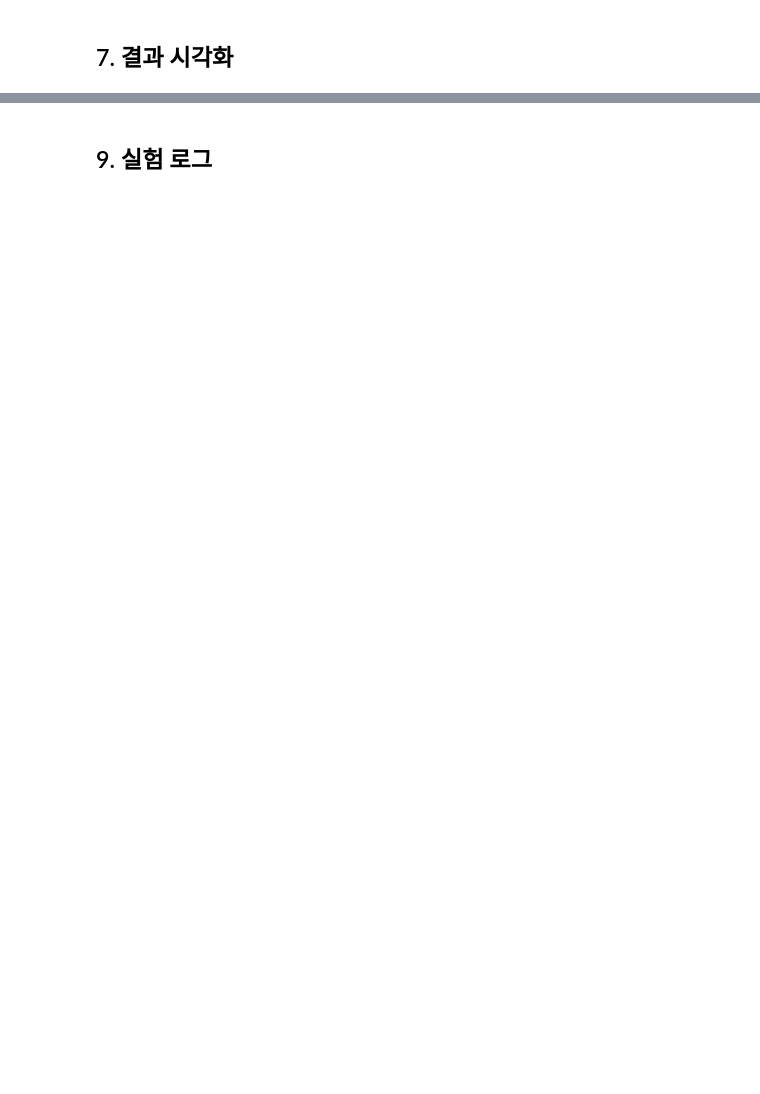
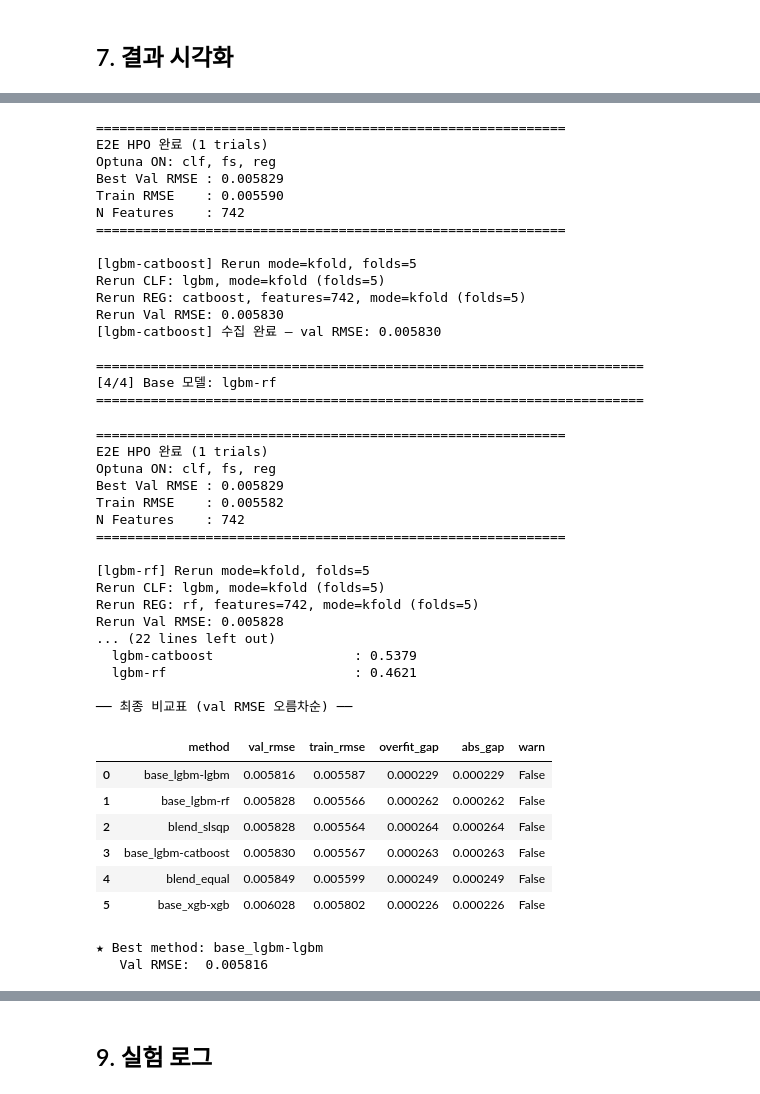
Before and after one commit to younjunseon/ASAC_SKhynix, a Jupyter notebook: 3_modeling/e2e_pipeline/e2e_twostage.ipynb, the cells around one changed output, grey strips where cells are left out. Cells and saved outputs as stored; diff of their text form; code cells hidden in the pictures; blank space fills up the shorter version.

```diff
--- a/3_modeling/e2e_pipeline/e2e_twostage.ipynb
+++ b/3_modeling/e2e_pipeline/e2e_twostage.ipynb
@@ -340,0 +479,32 @@ print(f'\nVal RMSE: {final["val_rmse"]:.6f}')
+# %%
+from modules.ensemble import run_ensemble, DEFAULT_ENSEMBLE_CONFIG
+
+# candidates / ensemble_config 는 셀 4(실험 설정)에서 정의됨
+# 여기서는 실행만 담당 → 모든 설정이 로그에 자동 반영됨
+
+if ensemble_config['enabled']:
+    ens_result = run_ensemble(
+        candidates=ensemble_candidates,
+        pos_data=pos_data,
+        feat_cols=feat_cols_clean,
+        ensemble_config=ensemble_config,
+        pipeline_config=pipeline_config,
+        n_trials=e2e_params['n_trials'],
+        n_folds=e2e_params['n_folds'],
+        clf_early_stop=e2e_params['clf_early_stop'],
+        reg_early_stop=e2e_params['reg_early_stop'],
+        label_col=LABEL_COL,
+        imbalance_method=e2e_params['imbalance_method'],
+        agg_funcs=e2e_params['agg_funcs'],
+        top_k_range=e2e_params['top_k_range'],
+        top_k_fixed=e2e_params['top_k_fixed'],
+    )
+
+    print('\n── 최종 비교표 (val RMSE 오름차순) ──')
+    display(ens_result['comparison'])
+    print(f"\n★ Best method: {ens_result['best_method']}")
+    print(f"   Val RMSE:  {ens_result['best_val_rmse']:.6f}")
+else:
+    ens_result = None
+    print('[앙상블] enabled=False → 스킵')
+# %% [output]
@@ -340,0 +555,43 @@ print(f'\nVal RMSE: {final["val_rmse"]:.6f}')
+============================================================
+E2E HPO 완료 (1 trials)
+Optuna ON: clf, fs, reg
+Best Val RMSE : 0.005829
+Train RMSE    : 0.005590
+N Features    : 742
+============================================================
+
+[lgbm-catboost] Rerun mode=kfold, folds=5
+Rerun CLF: lgbm, mode=kfold (folds=5)
+Rerun REG: catboost, features=742, mode=kfold (folds=5)
+Rerun Val RMSE: 0.005830
+[lgbm-catboost] 수집 완료 — val RMSE: 0.005830
+
+======================================================================
+[4/4] Base 모델: lgbm-rf
+======================================================================
+============================================================
+E2E HPO 완료 (1 trials)
+Optuna ON: clf, fs, reg
+Best Val RMSE : 0.005829
+Train RMSE    : 0.005582
+N Features    : 742
+============================================================
+
+[lgbm-rf] Rerun mode=kfold, folds=5
+Rerun CLF: lgbm, mode=kfold (folds=5)
+Rerun REG: rf, features=742, mode=kfold (folds=5)
+Rerun Val RMSE: 0.005828
+... (22 lines left out)
+  lgbm-catboost                  : 0.5379
+  lgbm-rf                        : 0.4621
+
+── 최종 비교표 (val RMSE 오름차순) ──
+|  | method | val_rmse | train_rmse | overfit_gap | abs_gap | warn |
+| 0 | base_lgbm-lgbm | 0.005816 | 0.005587 | 0.000229 | 0.000229 | False |
+| 1 | base_lgbm-rf | 0.005828 | 0.005566 | 0.000262 | 0.000262 | False |
+| 2 | blend_slsqp | 0.005828 | 0.005564 | 0.000264 | 0.000264 | False |
+| 3 | base_lgbm-catboost | 0.005830 | 0.005567 | 0.000263 | 0.000263 | False |
+| 4 | blend_equal | 0.005849 | 0.005599 | 0.000249 | 0.000249 | False |
+| 5 | base_xgb-xgb | 0.006028 | 0.005802 | 0.000226 | 0.000226 | False |
+★ Best method: base_lgbm-lgbm
+   Val RMSE:  0.005816
```
Also changed, not shown: parts of 13 cells of this notebook, 12 other files.
